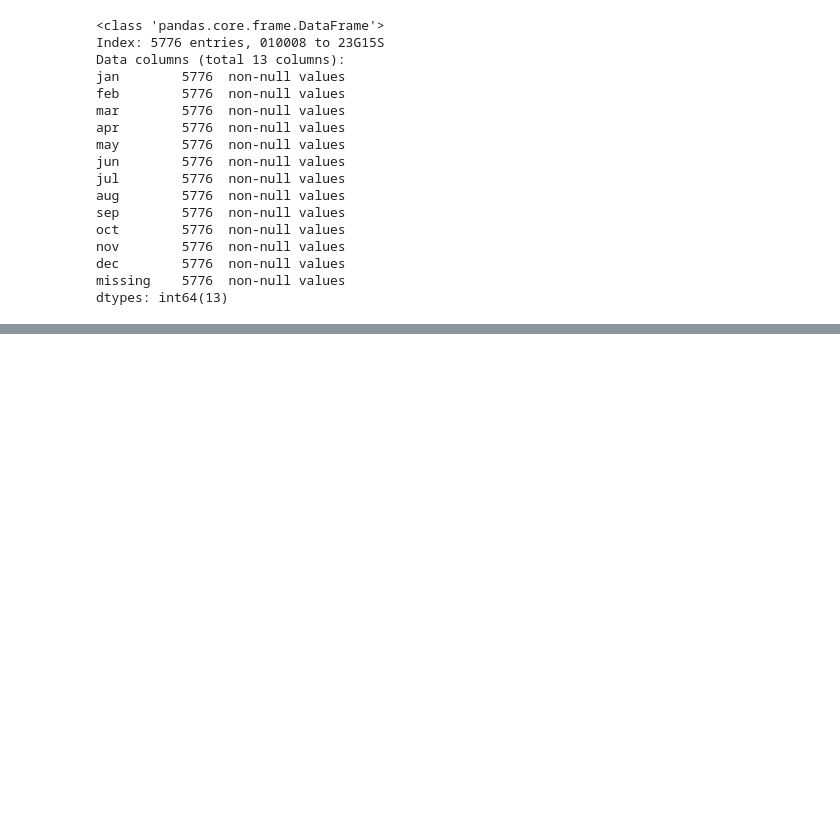
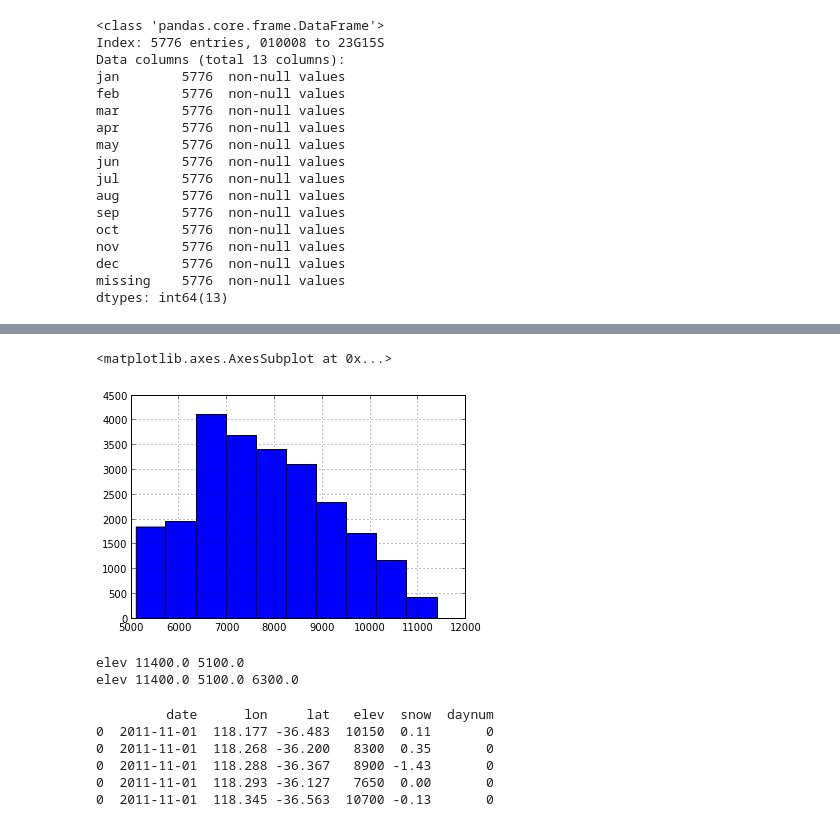
Before and after one commit to davmre/sigvisa, a Jupyter notebook: aistats data munging.ipynb, the cells around one changed output, grey strips where cells are left out. Saved outputs shown, nothing was run; the diff lists cells and outputs as text; code cells hidden in the pictures; blank space fills up the shorter version.

```diff
--- a/aistats data munging.ipynb
+++ b/aistats data munging.ipynb
@@ -136,0 +195,17 @@ precip_data.to_csv('annual_1995_precip.csv')
+# %%
+bigsta=None
+
+import os
+
+for stafile in os.listdir('papers/product_tree/california_snow/'):
+    if not stafile.endswith('.csv'): continue
+
+    sta = pd.read_csv('papers/product_tree/california_snow/' + stafile)
+    sta['daynum'] = sta.index
+    sta = sta.dropna()
+    sta['snow'].astype('float')
+    if bigsta is None:
+        bigsta = sta
+    else:
+        bigsta = pd.concat([bigsta, sta])
+print bigsta
@@ -136,0 +223,28 @@ precip_data.to_csv('annual_1995_precip.csv')
+# %%
+
+bigsta['snow'] = (bigsta['snow'] - bigsta['snow'].mean()) / bigsta['snow'].std()
+# %% [output]
+<matplotlib.axes.AxesSubplot at 0x...>
+[figure, added]
+# %%
+bigsta_sorted = bigsta.sort(columns=['daynum', 'lon', 'lat', 'elev'])
+
+snow_X = bigsta_sorted[['daynum', 'lon', 'lat', 'elev']]
+standardizeX(snow_X, ignore_cols=['daynum', 'lon', 'lat'])
+snow_X.to_csv('papers/product_tree/datasets/snow/snow_X.txt', index=False)
+
+snow_y = bigsta_sorted[['snow']]
+snow_y.to_csv('papers/product_tree/datasets/snow/snow_y.txt', index=False)
+# %% [output]
+elev 11400.0 5100.0
+elev 11400.0 5100.0 6300.0
+# %%
+
+print bigsta_sorted.head()
+# %% [output]
+         date      lon     lat   elev  snow  daynum
+0  2011-11-01  118.177 -36.483  10150  0.11       0
+0  2011-11-01  118.268 -36.200   8300  0.35       0
+0  2011-11-01  118.288 -36.367   8900 -1.43       0
+0  2011-11-01  118.293 -36.127   7650  0.00       0
+0  2011-11-01  118.345 -36.563  10700 -0.13       0
```
Also changed, not shown: parts of 25 cells of this notebook, 8 other files.
